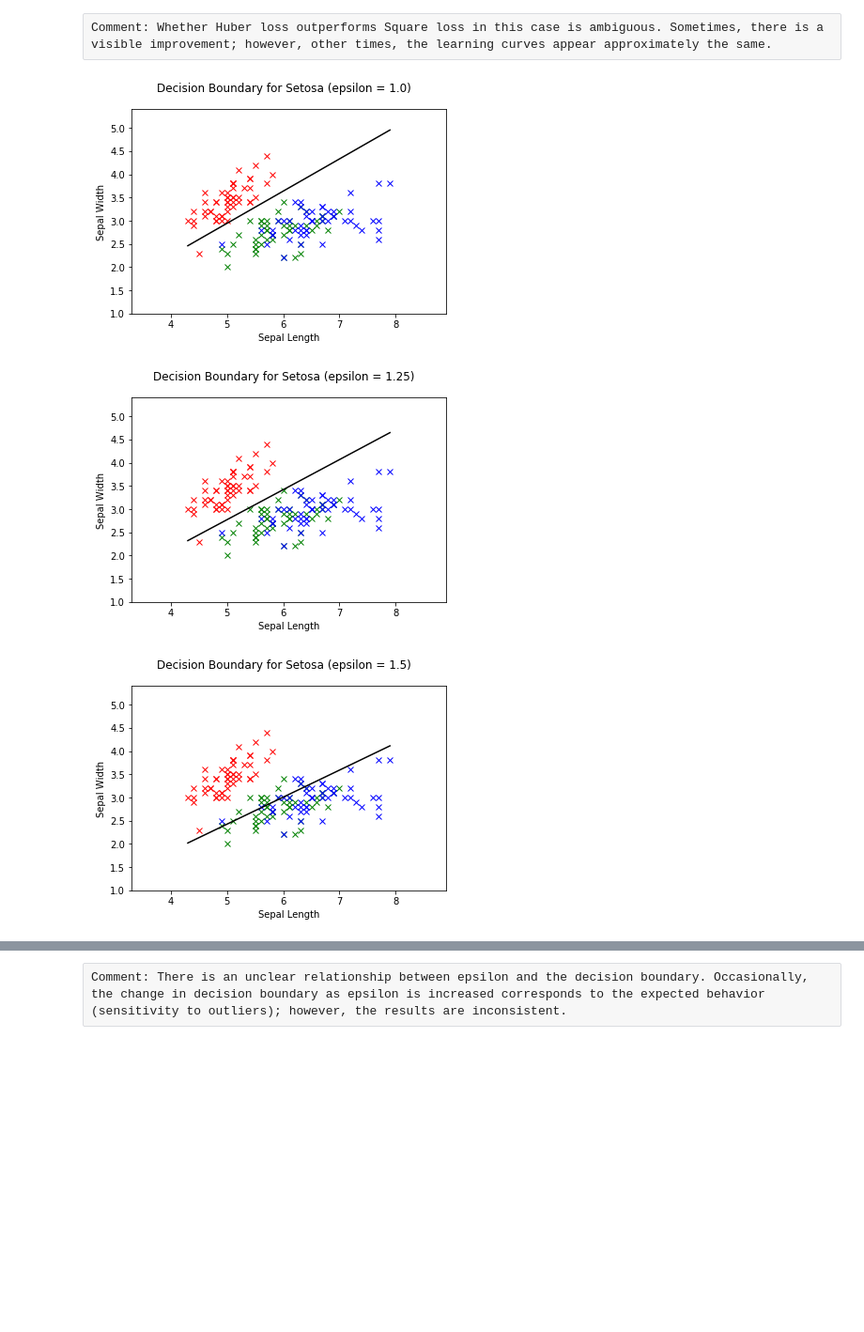
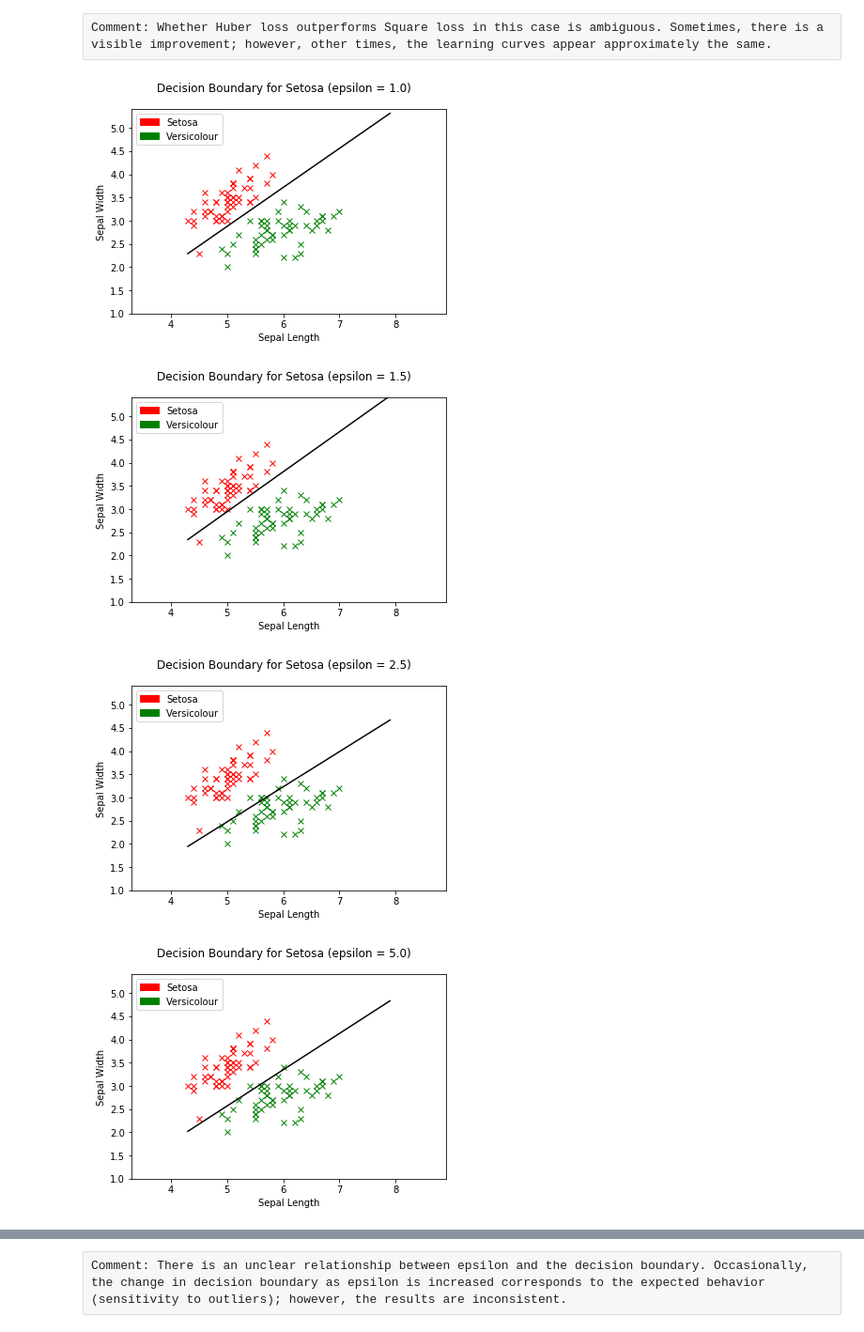
Before and after one commit to ycheng14799/MLProgrammingAssignmentWeek3, a Jupyter notebook: LinearClassifierVersion.ipynb, the cells around one changed output, grey strips where cells are left out. Shown at 94% size. Cells and saved outputs as stored; diff of their text form; code cells hidden in the pictures; blank space fills up the shorter version.

```diff
--- a/LinearClassifierVersion.ipynb
+++ b/LinearClassifierVersion.ipynb
@@ -367,42 +367,50 @@ Comment: Whether Huber loss outperforms Square loss in this case is ambiguous. S
 # %%
 # Idea: Attempt to visualize decision boundaries
 # of model on a subset of the features (2 features so can be visualized)
-def plotHuber(targetClass, xFeature, yFeature, xFeatureName, yFeatureName, title):
+def plotHuberExcludeVirginica(targetClass, xFeature, yFeature, xFeatureName, yFeatureName, title):
     # Training parameters for classifying target class 1 (Setosa)
     coefs = huberEst.coef_[targetClass]
     w0  = huberEst.intercept_[targetClass]
     w1 = coefs[0]
     w2 = coefs[1]
     intercept = - w0 / w2
     slope = - w1 / w2
     # Get line boundaries
     lineXMin = np.amin(X[:,xFeature])
     lineXMax = np.amax(X[:,xFeature])
     lineX = np.linspace(lineXMin, lineXMax)
     lineY = slope * lineX + intercept
     # Plot points
     plt.figure()
-    for i in range(0,X.shape[0]):
+    for i in range(0,X[:100].shape[0]):
         plt.plot(X[i,xFeature], X[i,yFeature], "x", color=colors[y[i]])
     plt.plot(lineX, lineY, 'k')
     plt.xlim(lineXMin - 1, lineXMax + 1)
     # Set window y boundaries
     lineYMin = np.amin(X[:,yFeature])
     lineYMax = np.amax(X[:,yFeature])
     plt.ylim(lineYMin - 1, lineYMax + 1)
     plt.xlabel(xFeatureName)
     plt.ylabel(yFeatureName)
     plt.suptitle(title)
+    legendElements = [\
+    Patch(facecolor=colors[0], edgecolor=colors[0],\
+         label=labels[0]),\
+    Patch(facecolor=colors[1], edgecolor=colors[1],\
+         label=labels[1]),
+    ]
+    plt.legend(handles=legendElements)
 
-epsilons = np.array([1, 1.25, 1.5])
+epsilons = np.array([1, 1.5, 2.5, 5])
 for i in range(0, len(epsilons)):
     huberEst = SGDClassifier(loss="huber", penalty="none",\
         max_iter=10000, shuffle=True, tol=None, learning_rate="constant",\
         eta0=0.01, epsilon=epsilons[i])
-    huberEst.fit(X[:,0:2],y)
-    plotHuber(0, 0, 1, "Sepal Length", "Sepal Width",\
+    huberEst.fit(X[:100,0:2],y[:100])
+    plotHuberExcludeVirginica(0, 0, 1, "Sepal Length", "Sepal Width",\
         "Decision Boundary for Setosa (epsilon = " + str(epsilons[i]) + ")")
 # %% [output]
-[figure, old version]
+[figure, new version]
-[figure, old version]
+[figure, new version]
-[figure, old version]
+[figure, new version]
+[figure, added]
```
Also changed, not shown: parts of 12 cells of this notebook, 18 other files.
